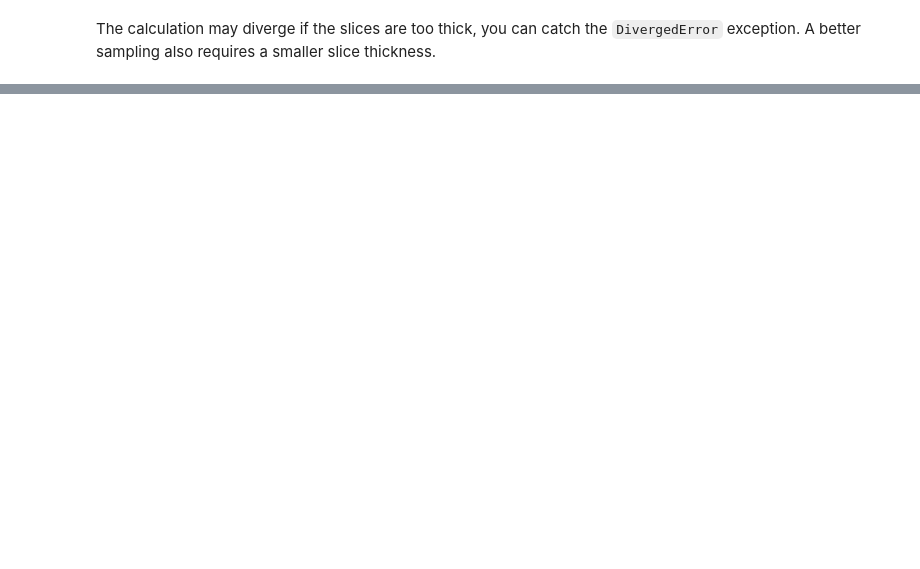
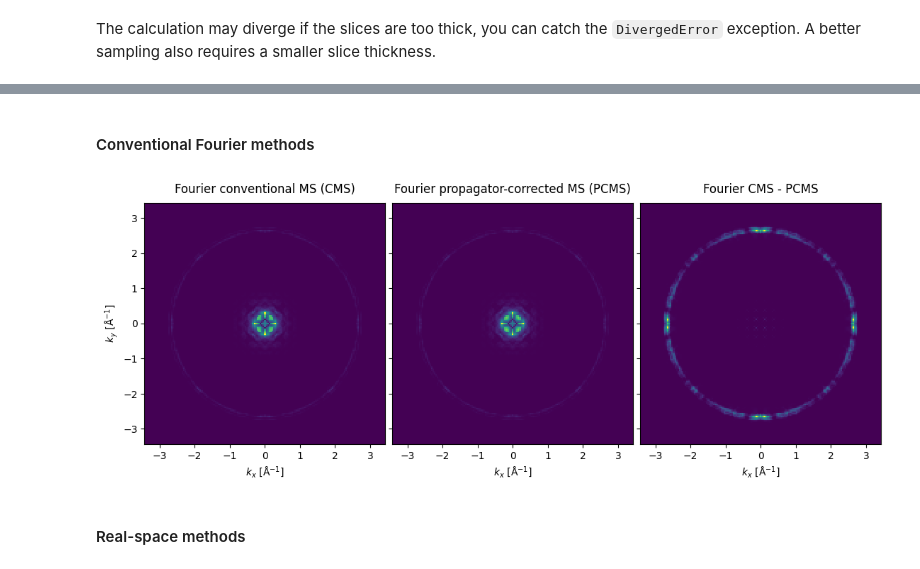
Before and after one commit to abTEM/doc, a Jupyter notebook: docs/user_guide/tutorials/real_space.ipynb, the cells around one changed output, grey strips where cells are left out. Drawn from its saved outputs; the diff is of its cells as text; code cells hidden in the pictures; blank space fills up the shorter version.

```diff
--- a/docs/user_guide/tutorials/real_space.ipynb
+++ b/docs/user_guide/tutorials/real_space.ipynb
@@ -91,0 +169,50 @@ calculation diverged
+# %% [markdown]
+#### Conventional Fourier methods
+# %%
+from abtem.multislice import FourierMultislice, RealSpaceMultislice
+
+# default is FourierMultislice(), i.e. Fourier MS of order 1
+forward_exit_waves_fourier = converged_probe.multislice(
+    potential=potential,
+    scan = [[0,0]],
+)
+
+# FourierMultislice also supports the spherical-propagator case, i.e. order 2
+forward_exit_waves_fourier_pc = converged_probe.multislice(
+    potential=potential,
+    scan = [[0,0]],
+    algorithm=FourierMultislice(order=2)
+)
+
+# # higher-orders give a ValueError
+# forward_exit_waves_fourier = converged_probe.multislice(
+#     potential=potential,
+#     scan = [[0,0]],
+#     algorithm=FourierMultislice(order=3)
+# )
+
+# # less common parameters include conjugate and transpose options
+# forward_exit_waves_fourier = converged_probe.multislice(
+#     potential=potential,
+#     scan = [[0,0]],
+#     algorithm=FourierMultislice(conjugate=True,transpose=False)
+# )
+# %%
+forward_exit_waves_fourier_stack = abtem.stack(
+    (
+        forward_exit_waves_fourier,
+        forward_exit_waves_fourier_pc,
+        forward_exit_waves_fourier - forward_exit_waves_fourier_pc
+    ),
+    (
+        "Fourier conventional MS (CMS)",
+        "Fourier propagator-corrected MS (PCMS)",
+        "Fourier CMS - PCMS"
+    )
+)
+
+forward_exit_waves_fourier_stack.diffraction_patterns().show(explode=True,figsize=(12,4));
+# %% [output]
+[figure, added]
+# %% [markdown]
+#### Real-space methods
```
Also changed, not shown: parts of 21 cells of this notebook, 2 other files.
